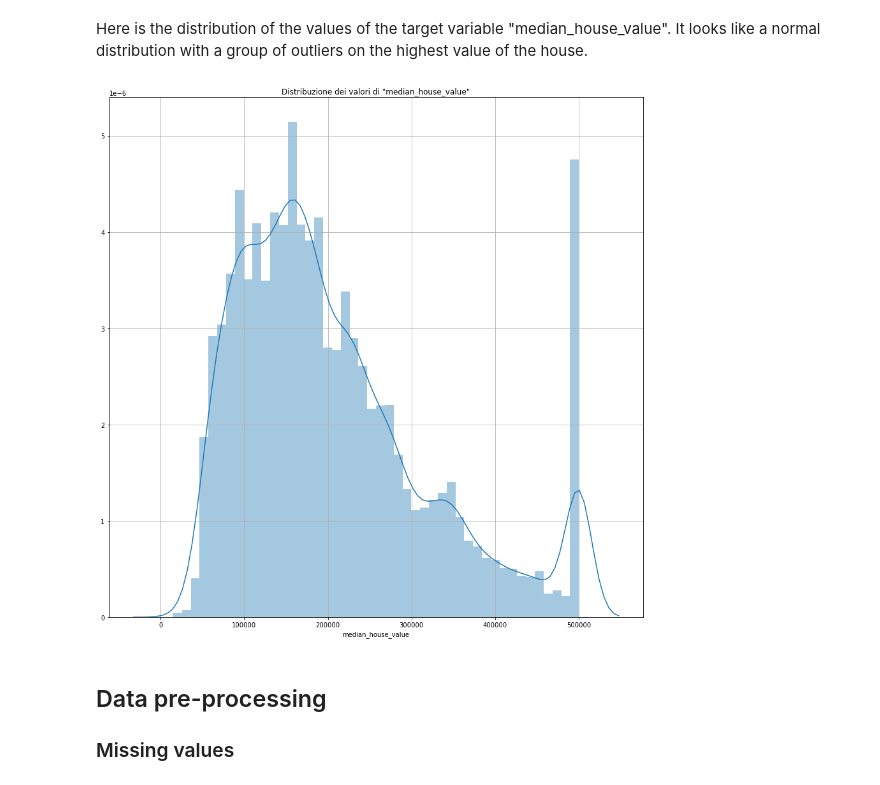
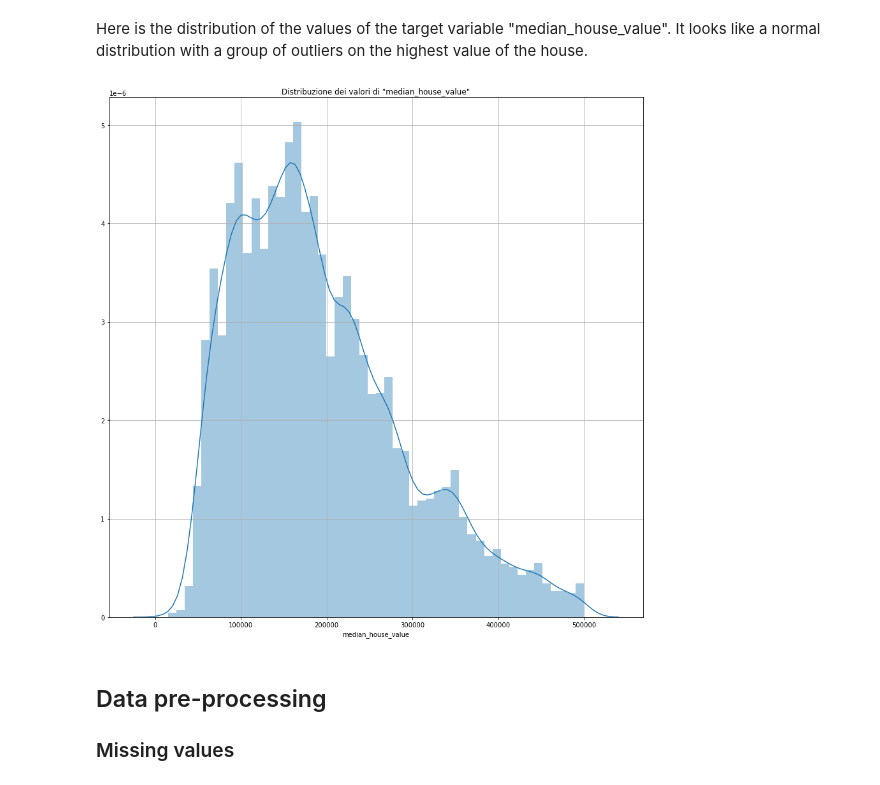
Before and after one commit to mikymaione/HousingPrices, a Jupyter notebook: Source code/HousingPrices/Miky.ipynb, the cells around one changed output. Cells and saved outputs as stored; diff of their text form; code cells hidden in the pictures.

```diff
--- a/Source code/HousingPrices/Miky.ipynb
+++ b/Source code/HousingPrices/Miky.ipynb
@@ -114,13 +118,16 @@ data_frame.head()
 Here is the distribution of the values of the target variable "median_house_value".
 It looks like a normal distribution with a group of outliers on the highest value of the house.
 # %%
+outliers = data_frame[data_frame[column_to_predict] == 500001].index
+data_frame.drop(outliers , inplace=True)
+
 plt.figure(figsize=(15, 15))
 plt.title('Distribuzione dei valori di "median_house_value"')
 seaborn.distplot(data_frame[column_to_predict])
 plt.grid()
 plt.show()
 # %% [output]
-[figure, old version]
+[figure, new version]
 # %% [markdown]
 ## Data pre-processing
 ###  Missing values
```
Also changed, not shown: parts of 36 cells of this notebook.
